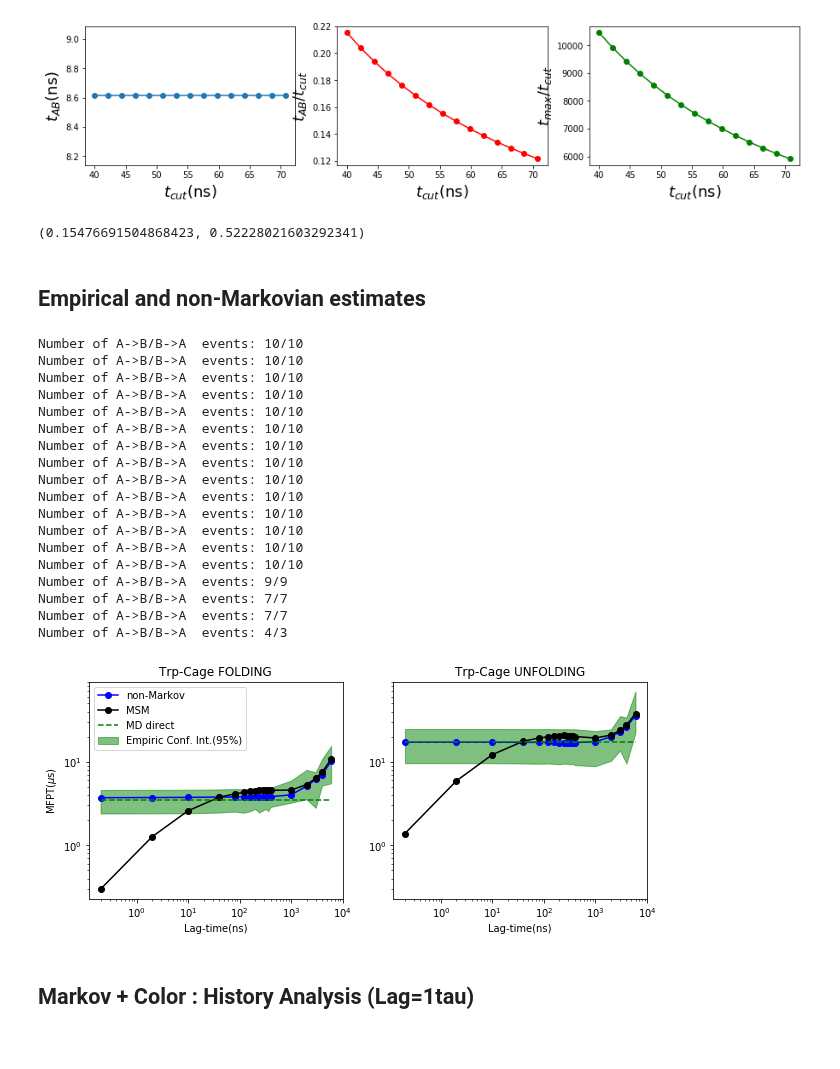
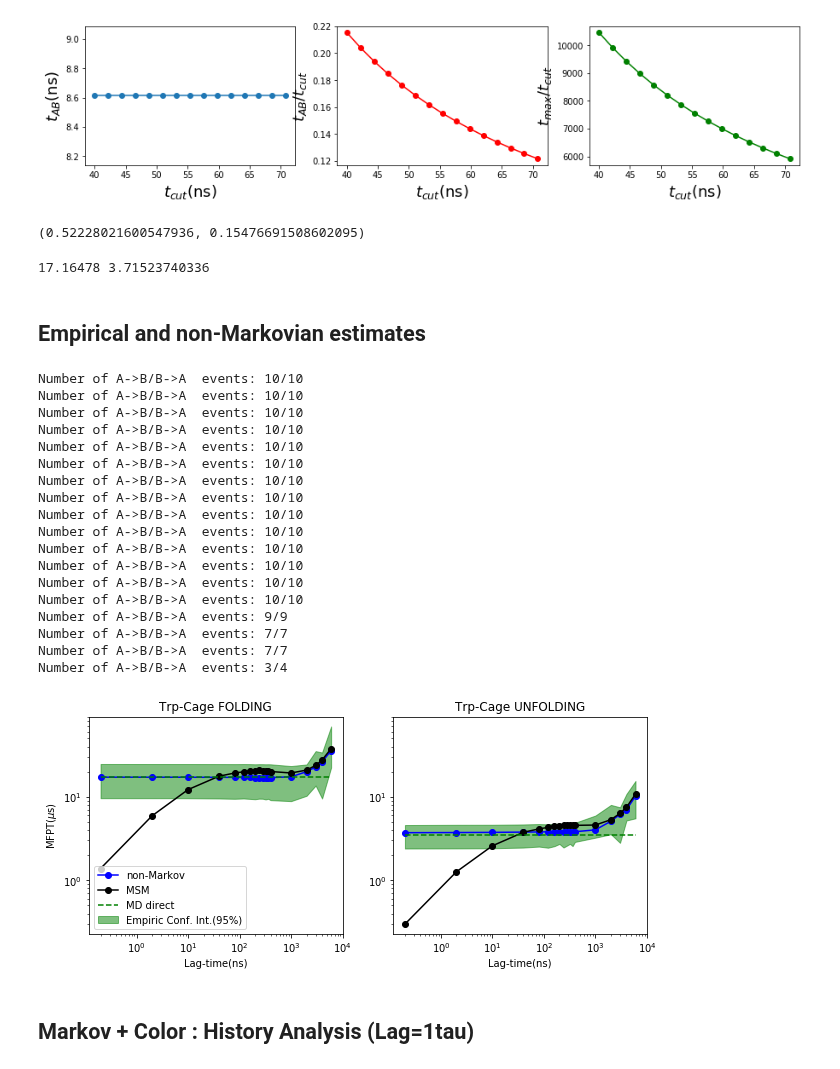
Before and after one commit to choderalab/msm-mfpt, a Jupyter notebook: models/Trpcage_model_mindist_rmsd.ipynb, the cells around one changed output. Cells and saved outputs as stored; diff of their text form; code cells hidden in the pictures.

```diff
--- a/models/Trpcage_model_mindist_rmsd.ipynb
+++ b/models/Trpcage_model_mindist_rmsd.ipynb
@@ -690,8 +690,8 @@ t_cut: 70.80ns, t_min: 72.28ns, t_max: 4.19e+05ns, tAB: 8.61ns
 # %%
 dt = 0.0002 # in micro-sec
 
-stateA = big_clusters_list[6][0]  #Folded
-stateB = big_clusters_list[6][1]   #Unfolded
+stateA = big_clusters_list[6][1]  #Folded
+stateB = big_clusters_list[6][0]   #Unfolded
 
 
 #lag_to_use = np.asarray([1, 5, 10, 20, 50, 100, 500, 1000, 2000])
@@ -711,7 +711,13 @@ model1 = NonMarkovModel(cluster.dtrajs, stateA, stateB)
 # %%
 model1.popA, model1.popB
 # %% [output]
-(0.15476691504868423, 0.52228021603292341)
+(0.52228021600547936, 0.15476691508602095)
+# %%
+kinetics = model1.mfpts()
+dt = 0.0002
+print(kinetics['mfptAB']*dt,kinetics['mfptBA']*dt)
+# %% [output]
+17.16478 3.71523740336
 # %% [markdown]
 ## Empirical and non-Markovian estimates
 # %%
@@ -759,7 +765,7 @@ Number of A->B/B->A  events: 10/10
 Number of A->B/B->A  events: 9/9
 Number of A->B/B->A  events: 7/7
 Number of A->B/B->A  events: 7/7
-Number of A->B/B->A  events: 4/3
+Number of A->B/B->A  events: 3/4
 # %%
 lag_to_use_ns = np.array(lag_to_use) * 0.2
 
@@ -777,35 +783,37 @@ ax1 = fig.add_subplot(121)
 ax1.fill_between(lag_to_use_ns, empirical_mfptAB_min, empirical_mfptAB_max,
                  alpha=0.5, color="green", label="Empiric Conf. Int.(95%)" )
 ax1.plot(lag_to_use_ns, nm_mfptsAB, "-o", label="non-Markov", c='b')
 ax1.plot(lag_to_use_ns, msm_mfptAB, "-o",color='k', label="MSM")
 ax1.plot(lag_to_use_ns, [empirical_mfptsAB[0] for i in lag_to_use_ns], "--", color='green',label='MD direct')
 #ax1.plot(lag_to_use_ns, lag_to_use_ns/nm_model.popA/1000, c='purple')
 ax1.set_xscale("log")
 ax1.set_yscale("log")
 ax1.set_title("Trp-Cage FOLDING")
 ax1.set_xlabel("Lag-time(ns)")
 ax1.set_ylabel("MFPT($\mu$s)")
+plt.legend(loc='lower left')
 #ax1.set_xlim(0,600)
-plt.legend(loc='upper left')
+
 
 ax2 = fig.add_subplot(122, sharey=ax1)
 ax2.fill_between(lag_to_use_ns, empirical_mfptBA_min, empirical_mfptBA_max,
                  alpha=0.5, color="green", label="Empiric Conf. Int.(95%)" )
 ax2.plot(lag_to_use_ns, nm_mfptsBA, "-o", label="non-Markov", c='b' )
 ax2.plot(lag_to_use_ns, msm_mfptBA, "-o",color='k', label="MSM")
 #ax2.plot(lag_to_use_ns, lag_to_use_ns/nm_model.popB/1000, color='purple')
 ax2.set_xscale("log")
 ax2.set_yscale("log")
 ax2.set_title("Trp-Cage UNFOLDING")
 ax2.set_xlabel("Lag-time(ns)")
 #ax2.set_xlim(0,600)
+
 ax2.plot(lag_to_use_ns, [empirical_mfptsBA[0] for i in lag_to_use_ns], "--", color='green', label='MD direct')
 #plt.legend(bbox_to_anchor=(1.05, 1), loc=2, borderaxespad=0.)
 
 
 plt.show()
 # %% [output]
-[figure, old version]
+[figure, new version]
 # %% [markdown]
 ## Markov + Color : History Analysis (Lag=1tau)
 # %%
```
Also changed, not shown: parts of 8 cells of this notebook, 2 other files.
